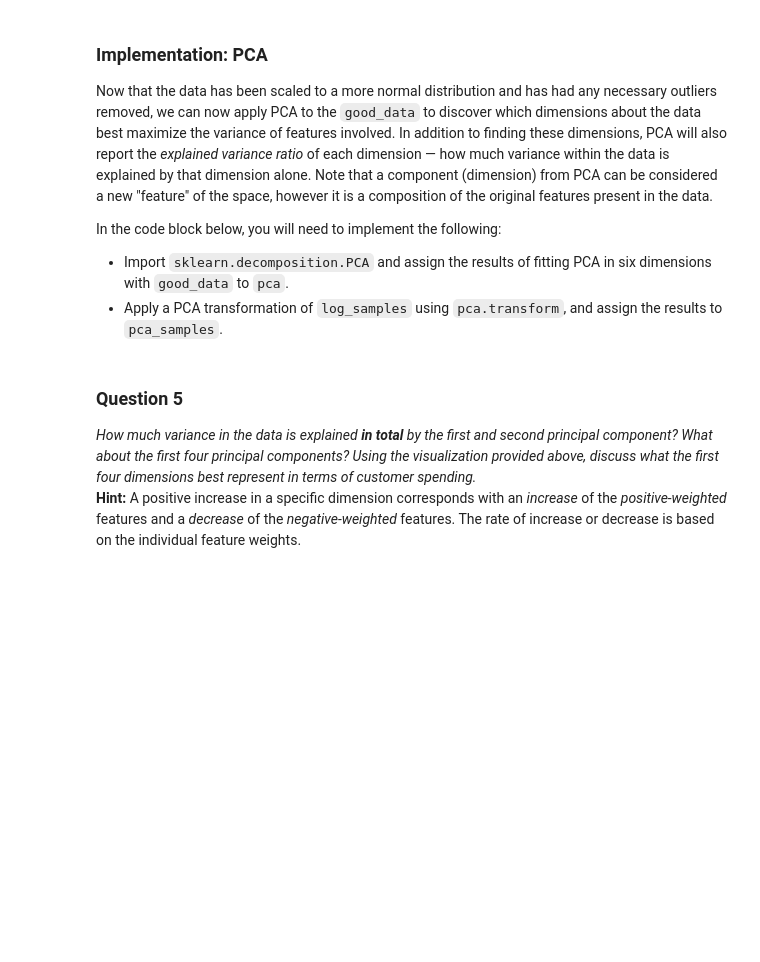
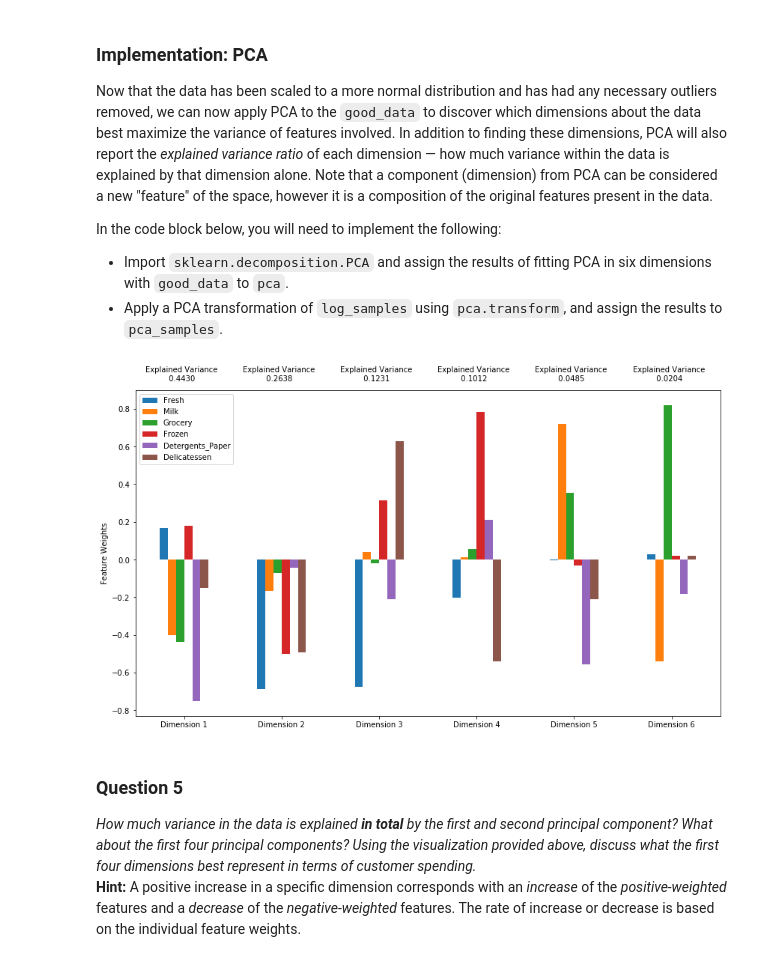
Before and after one commit to tingtingr/machine-learning, a Jupyter notebook: projects/customer_segments/customer_segments.ipynb, the cells around one changed output. Saved outputs shown, nothing was run; the diff lists cells and outputs as text; code cells hidden in the pictures; blank space fills up the shorter version.

```diff
--- a/projects/customer_segments/customer_segments.ipynb
+++ b/projects/customer_segments/customer_segments.ipynb
@@ -242,3 +242,6 @@ In the code block below, you will need to implement the following:
 
 **NOTE:** If you choose to remove any outliers, ensure that the sample data does not contain any of these points!
 Once you have performed this implementation, the dataset will be stored in the variable `good_data`.
+# %%
+ Q1 = np.percentile(log_data[feature],25)
+Q1
@@ -245,22 +250,37 @@ Once you have performed this implementation, the dataset will be stored in the v
 # %%
+from collections import Counter
+outliers_counter = Counter()
+
+outliers_scores = None
+
 # For each feature find the data points with extreme high or low values
 for feature in log_data.keys():
 
     # TODO: Calculate Q1 (25th percentile of the data) for the given feature
-    Q1 = None
+    Q1 = np.percentile(log_data[feature], 25)
 
     # TODO: Calculate Q3 (75th percentile of the data) for the given feature
-    Q3 = None
+    Q3 = np.percentile(log_data[feature], 75)
 
     # TODO: Use the interquartile range to calculate an outlier step (1.5 times the interquartile range)
-    step = None
+    step = 1.5 * (Q3 - Q1)
+
+    zeros = np.zeros(len(log_data[feature]))
+    above = log_data[feature].values - Q3 - step
+    below = log_data[feature].values - Q1 + step
+    current_outliers_scores = np.array(np.maximum(zeros, above) - np.minimum(zeros, below)).reshape([-1,1])
+    outliers_scores = current_outliers_scores if outliers_scores is None else np.hstack([outliers_scores, current_outliers_scores])
 
     # Display the outliers
-    print "Data points considered outliers for the feature '{}':".format(feature)
-    display(log_data[~((log_data[feature] >= Q1 - step) & (log_data[feature] <= Q3 + step))])
+    print("Data points considered outliers for the feature '{}':".format(feature))
+    current_outliers = log_data[~((log_data[feature] >= Q1 - step) & (log_data[feature] <= Q3 + step))]
+    display(current_outliers)
+    outliers_counter.update(current_outliers.index.values)
 
 # OPTIONAL: Select the indices for data points you wish to remove
-outliers  = []
+min_outliers_count = 2
+outliers = [x[0] for x in outliers_counter.items() if x[1] >= min_outliers_count]
+print("Data points considered outlier for more than 1 feature: {}".format(outliers))
 
 # Remove the outliers, if any were specified
 good_data = log_data.drop(log_data.index[outliers]).reset_index(drop = True)
@@ -281,14 +365,18 @@ In the code block below, you will need to implement the following:
  - Import `sklearn.decomposition.PCA` and assign the results of fitting PCA in six dimensions with `good_data` to `pca`.
  - Apply a PCA transformation of `log_samples` using `pca.transform`, and assign the results to `pca_samples`.
 # %%
+from sklearn.decomposition import PCA
+
 # TODO: Apply PCA by fitting the good data with the same number of dimensions as features
-pca = None
+pca = PCA(n_components=len(good_data.columns)).fit(good_data)
 
-# TODO: Transform log_samples using the PCA fit above
-pca_samples = None
+# TODO: Transform the sample log-data using the PCA fit above
+pca_samples = pca.transform(log_samples)
 
 # Generate PCA results plot
 pca_results = vs.pca_results(good_data, pca)
+# %% [output]
+[figure, added]
 # %% [markdown]
 ### Question 5
 *How much variance in the data is explained* ***in total*** *by the first and second principal component? What about the first four principal components? Using the visualization provided above, discuss what the first four dimensions best represent in terms of customer spending.*
```
Also changed, not shown: parts of 25 cells of this notebook, 1 other file.
